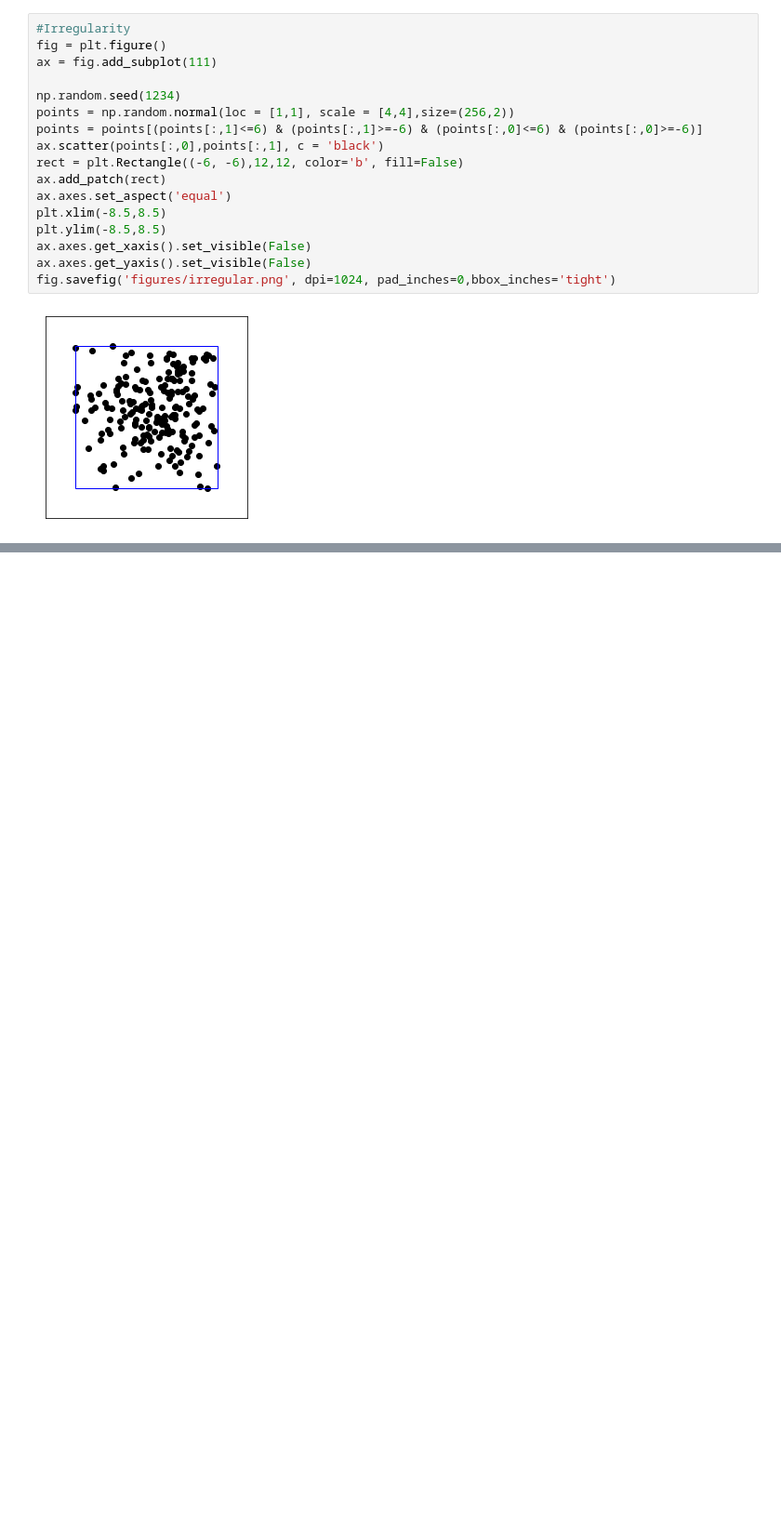
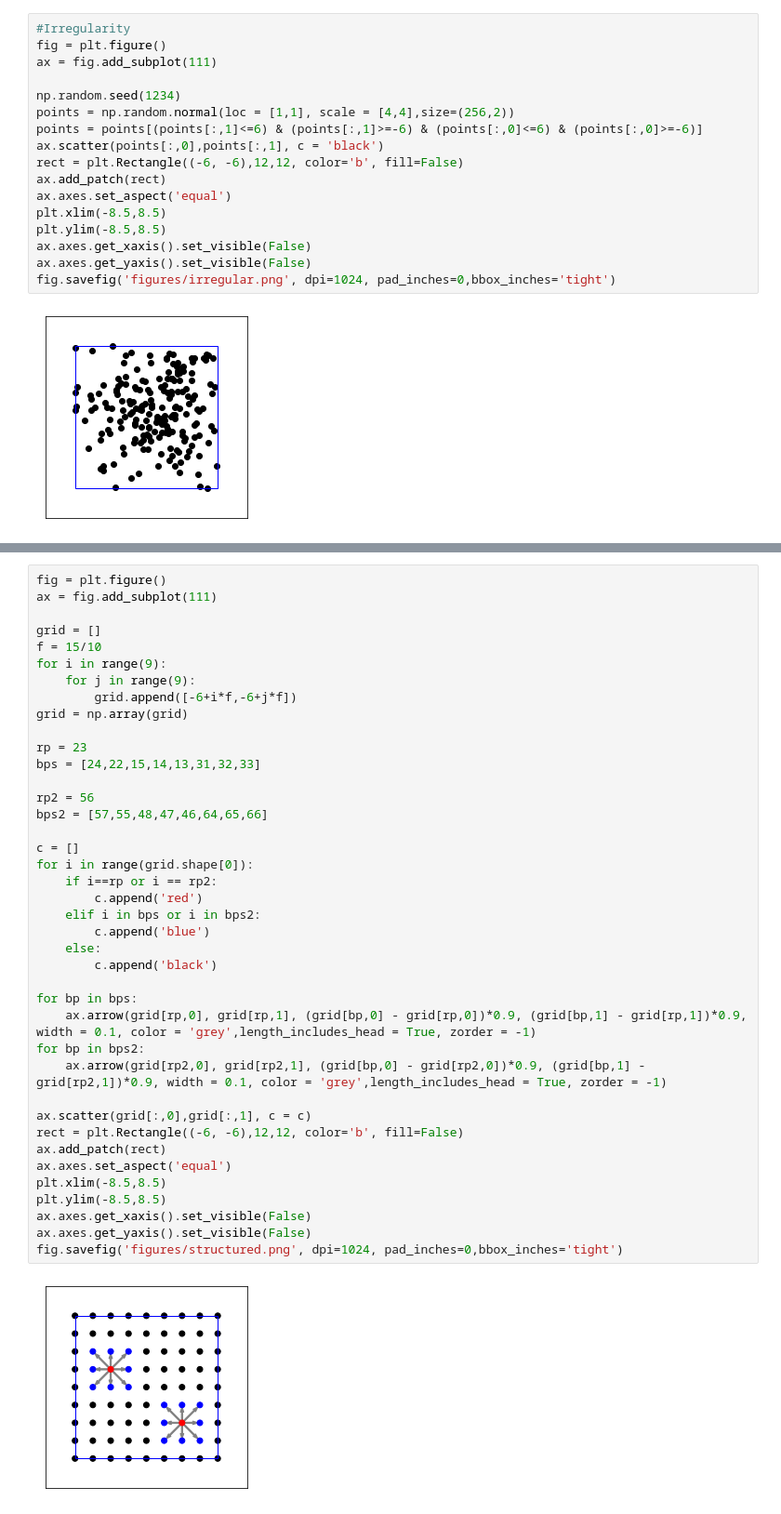
Before and after one commit to megaelius/LG-GCN, a Jupyter notebook: notebooks/visualize.ipynb, the cells around one changed output, grey strips where cells are left out. Shown at 93% size. Drawn from its saved outputs; the diff is of its cells as text; blank space fills up the shorter version.

```diff
--- a/visualize.ipynb
+++ b/notebooks/visualize.ipynb
@@ -849,0 +890,42 @@ fig.savefig('figures/regular.png', dpi=1024, pad_inches=0,bbox_inches='tight')
+# %%
+fig = plt.figure()
+ax = fig.add_subplot(111)
+
+grid = []
+f = 15/10
+for i in range(9):
+    for j in range(9):
+        grid.append([-6+i*f,-6+j*f])
+grid = np.array(grid)
+
+rp = 23
+bps = [24,22,15,14,13,31,32,33]
+
+rp2 = 56
+bps2 = [57,55,48,47,46,64,65,66]
+
+c = []
+for i in range(grid.shape[0]):
+    if i==rp or i == rp2:
+        c.append('red')
+    elif i in bps or i in bps2:
+        c.append('blue')
+    else:
+        c.append('black')
+
+for bp in bps:
+    ax.arrow(grid[rp,0], grid[rp,1], (grid[bp,0] - grid[rp,0])*0.9, (grid[bp,1] - grid[rp,1])*0.9, width = 0.1, color = 'grey',length_includes_head = True, zorder = -1)
+for bp in bps2:
+    ax.arrow(grid[rp2,0], grid[rp2,1], (grid[bp,0] - grid[rp2,0])*0.9, (grid[bp,1] - grid[rp2,1])*0.9, width = 0.1, color = 'grey',length_includes_head = True, zorder = -1)
+
+ax.scatter(grid[:,0],grid[:,1], c = c)
+rect = plt.Rectangle((-6, -6),12,12, color='b', fill=False)
+ax.add_patch(rect)
+ax.axes.set_aspect('equal')
+plt.xlim(-8.5,8.5)
+plt.ylim(-8.5,8.5)
+ax.axes.get_xaxis().set_visible(False)
+ax.axes.get_yaxis().set_visible(False)
+fig.savefig('figures/structured.png', dpi=1024, pad_inches=0,bbox_inches='tight')
+# %% [output]
+[figure, added]
```
Also changed, not shown: parts of 4 cells of this notebook, 13 other files.
